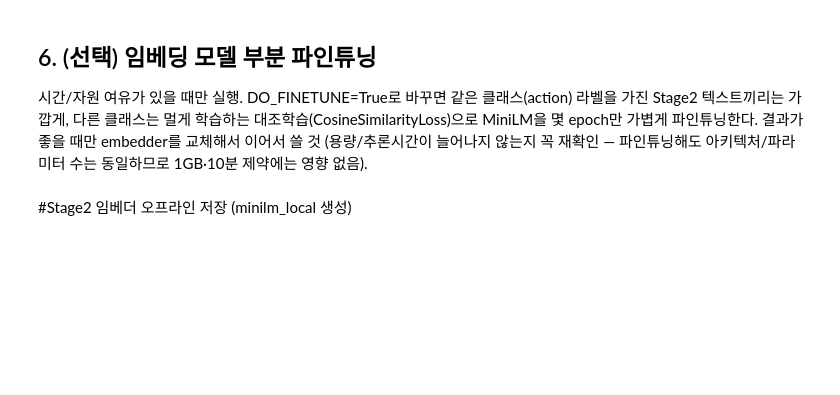
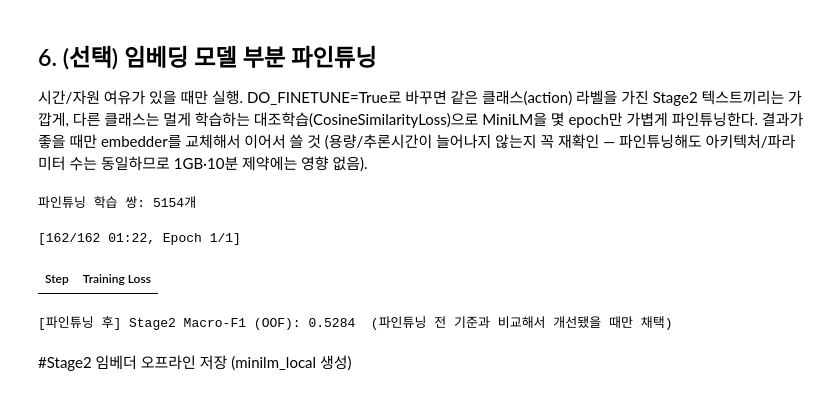
Before and after one commit to hj090/DACON_predict_14class, a Jupyter notebook: stage1_stage2__07_14.ipynb, the cells around one changed output. Cells and saved outputs as stored; diff of their text form; code cells hidden in the pictures; blank space fills up the shorter version.

```diff
--- a/stage1_stage2__07_14.ipynb
+++ b/stage1_stage2__07_14.ipynb
@@ -599,0 +773,42 @@ head_final.fit(feat_all, y_stage2_arr)
+# %%
+open_files_df = pd.DataFrame([extract_open_files_features(sid) for sid in stage2_input_ids])
+seq_df = pd.DataFrame([extract_action_sequence_features(sid) for sid in stage2_input_ids])
+
+new_cat_df = pd.concat([
+    open_files_df[["open_files_dominant_ext"]],
+    seq_df[["last2_action_seq"]],
+], axis=1)
+
+new_encoder = OneHotEncoder(handle_unknown="ignore", sparse_output=False)
+new_encoded = new_encoder.fit_transform(new_cat_df)
+print("new_encoded shape:", new_encoded.shape)
+
+# 2) feat_all 확정 (emb_all + probs + session + rule + new_encoded)
+feat_all = np.hstack([
+    emb_all, stage1_probs_stage2, session_stage2_enc,
+    rule_features_stage2_scaled, new_encoded,
+])
+print("feat_all shape:", feat_all.shape)
+
+# 3) skf를 "이 순간부로 공식 고정" — random_state=99로 통일
+skf = StratifiedKFold(n_splits=5, shuffle=True, random_state=99)
+
+# 4) OOF 계산 (공식 skf로)
+oof_proba = np.zeros((len(y_stage2_arr), len(ALL_CLASSES)))
+for tr, va in skf.split(feat_all, y_stage2_arr):
+    head_fold = LogisticRegression(max_iter=1000, class_weight="balanced", C=best_C)
+    head_fold.fit(feat_all[tr], y_stage2_arr[tr])
+    proba = head_fold.predict_proba(feat_all[va])
+    for j, c in enumerate(head_fold.classes_):
+        oof_proba[va, ALL_CLASSES.index(c)] = proba[:, j]
+
+oof_preds = np.array(ALL_CLASSES)[oof_proba.argmax(axis=1)]
+stage2_oof_dict = dict(zip(stage2_input_ids, oof_preds))
+
+# 5) 전체 데이터로 head_final 최종 학습 (실전 배포용)
+head_final = LogisticRegression(max_iter=1000, class_weight="balanced", C=best_C)
+head_final.fit(feat_all, y_stage2_arr)
+
+# 6) 최종 확인
+stage2_macro_f1 = f1_score(y_stage2_arr, oof_preds, labels=ALL_CLASSES, average="macro", zero_division=0)
+print(f"\n✅ 최종 확정 Stage2 Macro-F1: {stage2_macro_f1:.4f}")
@@ -642,34 +862,39 @@ if DO_FINETUNE:
     print(f"파인튜닝 학습 쌍: {len(train_examples)}개")
 
     train_dataloader = DataLoader(train_examples, shuffle=True, batch_size=32)
     train_loss = losses.CosineSimilarityLoss(model=embedder)
 
     embedder.fit(
         train_objectives=[(train_dataloader, train_loss)],
         epochs=1,               # 과적합/시간 고려해 1~2 epoch 정도만
         warmup_steps=int(len(train_dataloader) * 0.1),
         show_progress_bar=True,
     )
 
     # 파인튜닝된 embedder로 임베딩 재계산 + head 재학습해서 개선 여부 확인
     emb_all_ft = embedder.encode(X_stage2_text, show_progress_bar=True)
     feat_all_ft = np.hstack([emb_all_ft, stage1_probs_stage2, session_stage2_enc])
 
     oof_preds_ft = np.empty(len(y_stage2_arr), dtype=object)
     for train_idx, val_idx in skf.split(feat_all_ft, y_stage2_arr):
         clf_ft = LogisticRegression(max_iter=1000, class_weight="balanced", C=best_C)
         clf_ft.fit(feat_all_ft[train_idx], y_stage2_arr[train_idx])
         oof_preds_ft[val_idx] = clf_ft.predict(feat_all_ft[val_idx])
 
     f1_ft = f1_score(y_stage2_arr, oof_preds_ft, labels=ALL_CLASSES, average="macro", zero_division=0)
     print(f"[파인튜닝 후] Stage2 Macro-F1 (OOF): {f1_ft:.4f}  (파인튜닝 전 기준과 비교해서 개선됐을 때만 채택)")
 
     # 개선됐을 경우에만 채택, 개선 안 됐을 경우 롤백 - 윤서영 수정
     if f1_ft > best_ht_f1:   # 실제로 나아졌을 때만 채택
       emb_all, feat_all = emb_all_ft, feat_all_ft
-      head_final = LogisticRegression(...).fit(feat_all, y_stage2_arr)
+      head_final = LogisticRegression(max_iter=1000, class_weight="balanced", C=best_C).fit(feat_all, y_stage2_arr)
     else:
         embedder = SentenceTransformer("paraphrase-multilingual-MiniLM-L12-v2")  # 원본으로 롤백!
+# %% [output]
+파인튜닝 학습 쌍: 5154개
+[162/162 01:22, Epoch 1/1]
+| Step | Training Loss |
+[파인튜닝 후] Stage2 Macro-F1 (OOF): 0.5284  (파인튜닝 전 기준과 비교해서 개선됐을 때만 채택)
 # %% [markdown]
 #Stage2 임베더 오프라인 저장 (minilm_local 생성)
 # %%
```
Also changed, not shown: parts of 46 cells of this notebook.
